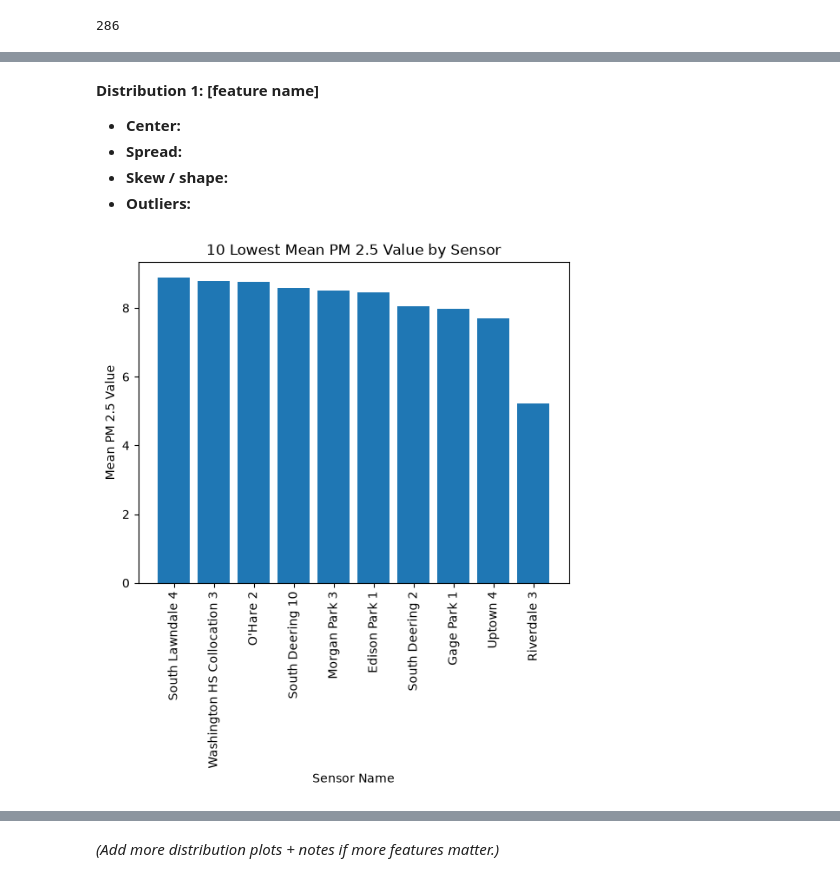
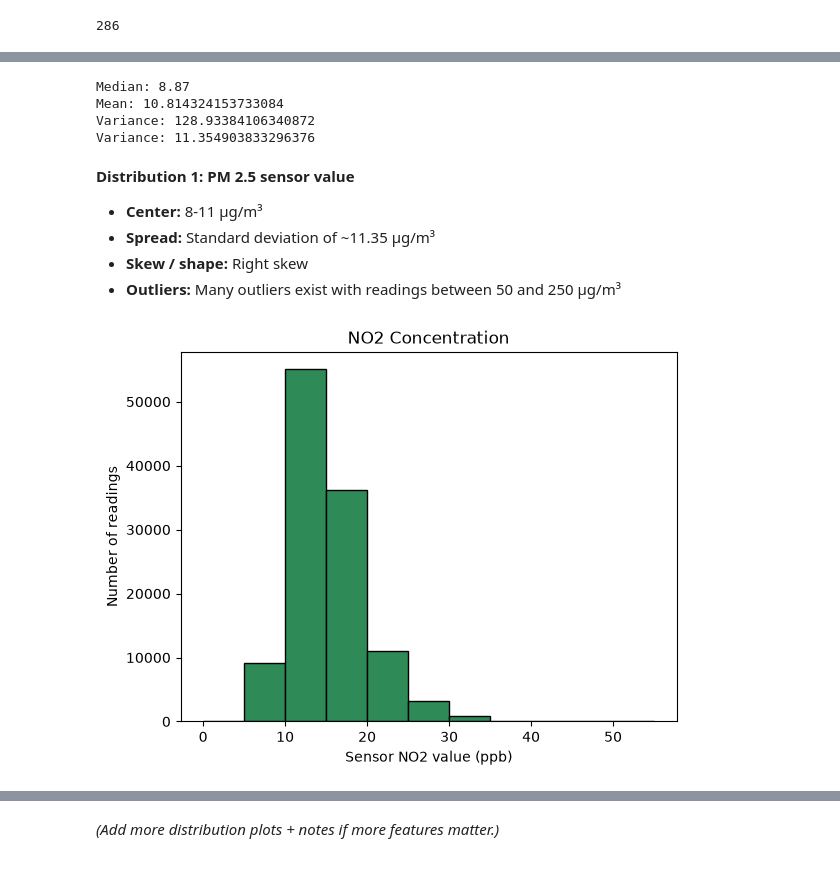
Before and after one commit to doctorplatypus/Socioeconomic-Health-Disparities, a Jupyter notebook: eda.ipynb, the cells around one changed output, grey strips where cells are left out. Drawn from its saved outputs; the diff is of its cells as text; code cells hidden in the pictures.

```diff
--- a/eda.ipynb
+++ b/eda.ipynb
@@ -389,18 +407,28 @@ plt.show()
+# %%
+print(f'Median: {air_select_cols[pm].median()}')
+print(f'Mean: {air_select_cols[pm].mean()}')
+print(f'Variance: {air_select_cols[pm].var()}')
+print(f'Standard deviation: {air_select_cols[pm].std()}')
+# %% [output]
+Median: 8.87
+Mean: 10.814324153733084
+Variance: 128.93384106340872
+Variance: 11.354903833296376
 # %% [markdown]
-**Distribution 1: [feature name]**
-- **Center:**
-- **Spread:**
-- **Skew / shape:**
-- **Outliers:**
+**Distribution 1: PM 2.5 sensor value**
+- **Center:** 8-11 μg/m³
+- **Spread:** Standard deviation of ~11.35 μg/m³
+- **Skew / shape:** Right skew
+- **Outliers:** Many outliers exist with readings between 50 and 250 μg/m³
-# %%
-# Distribution plot 2: histogram / box plot / bar chart. Label axes.
-bottom10 = plot_air_df_1.tail(10)
-
-plt.bar(bottom10['sensor_name'].to_list(), bottom10["avg_pm2_5"].to_list())
-plt.xlabel("Sensor Name")
-plt.ylabel("Mean PM 2.5 Value")
-plt.title("10 Lowest Mean PM 2.5 Value by Sensor")
-plt.xticks(rotation=90)
-plt.show()
-# %% [output]
-[figure]
+# %%
+# histogram of NO2 readings
+no2 = 'no2Conc24HourMean.value'
+bins = np.arange(0, air_select_cols[no2].max() + 5, 5)
+
+plt.hist(air_select_cols[no2], bins=bins, color='seagreen', edgecolor='black')
+plt.xlabel("Sensor NO2 value (ppb)")
+plt.ylabel("Number of readings")
+plt.title("NO2 Concentration")
+plt.show()
+# %% [output]
+[figure, added]
```
Also changed, not shown: parts of 17 cells of this notebook.
